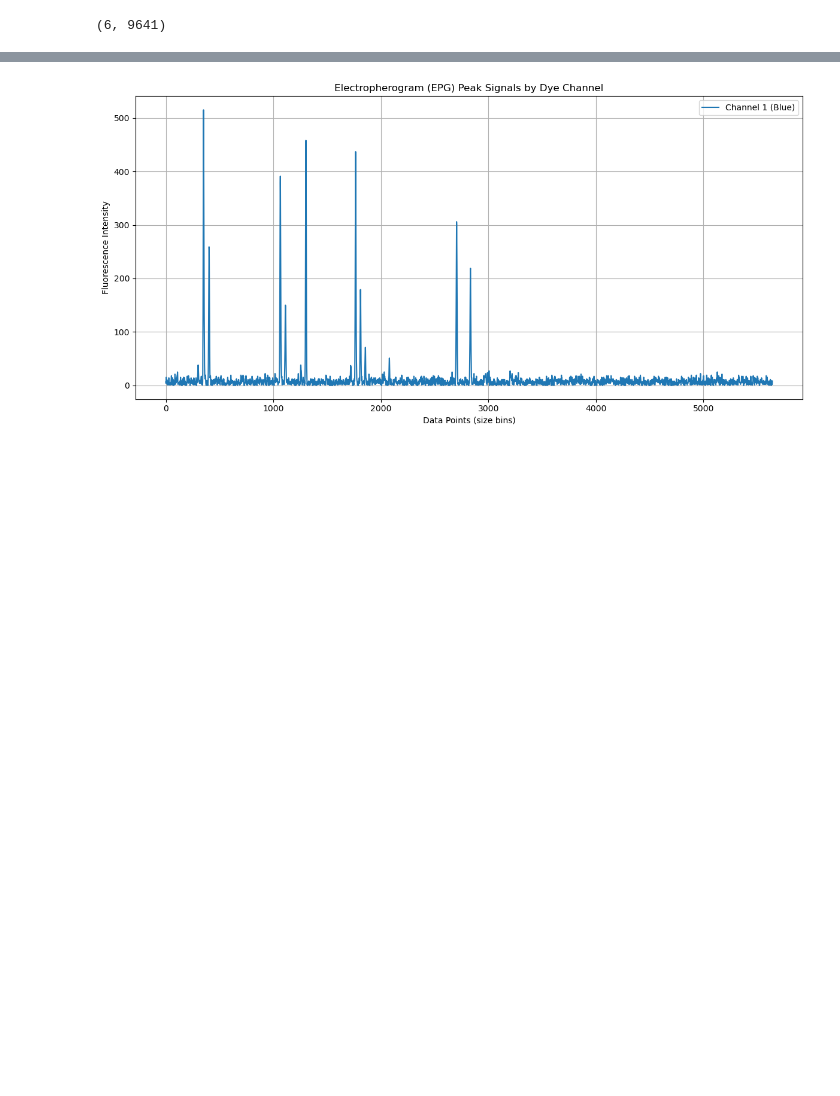
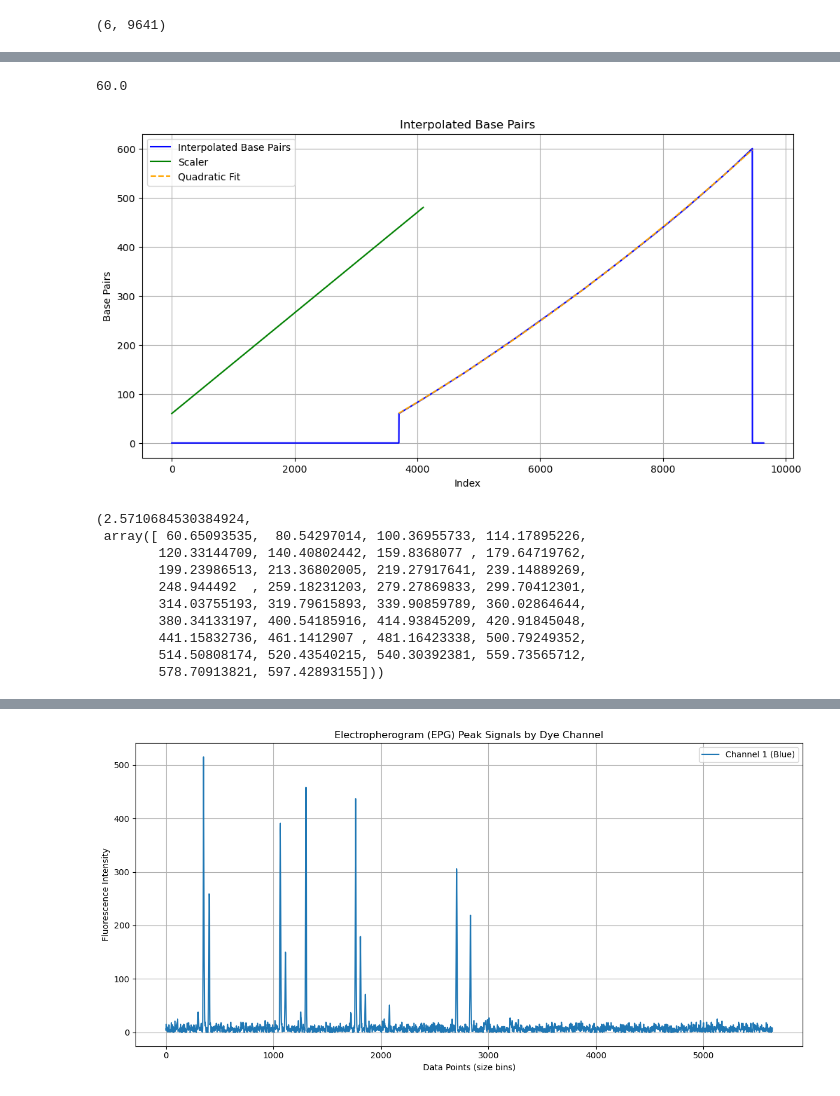
Before and after one commit to amar-mesic/DNANet, a Jupyter notebook: notebooks/ProvedItImage.ipynb, the cells around one changed output, grey strips where cells are left out. Drawn from its saved outputs; the diff is of its cells as text; code cells hidden in the pictures; blank space fills up the shorter version.

```diff
--- a/notebooks/ProvedItImage.ipynb
+++ b/notebooks/ProvedItImage.ipynb
@@ -48,0 +59,38 @@ plot_profile(hid_images=[image])
+# %%
+image._scaler[0]
+# %% [output]
+60.0
+# %%
+# plot the interpolated base pairs
+plt.figure(figsize=(12, 6))
+plt.plot(image.interpolated_base_pairs, color='blue', label='Interpolated Base Pairs')
+plt.plot(image._scaler, color='green', label='Scaler')
+
+x = np.arange(3700, 9456) # np.linspace(3700, 9455, 1000)
+f_x = (600 - 60) / (9455 - 3700) * x - 287.2
+# plt.plot(x, f_x, color='red', linestyle='--', label='Linear Fit')
+
+coeffs = np.polyfit(image.size_standard_peaks_idxs, image.bps, 2)
+fitted = np.polyval(coeffs, image.size_standard_peaks_idxs)
+plt.plot(image.size_standard_peaks_idxs, fitted, color='orange', linestyle='--', label='Quadratic Fit')
+
+plt.title("Interpolated Base Pairs")
+plt.xlabel("Index")
+plt.ylabel("Base Pairs")
+plt.grid(True)
+plt.legend()
+plt.show()
+
+np.max(np.abs(fitted - image.bps)), fitted
+# %% [output]
+[figure, added]
+(2.5710684530384924,
+ array([ 60.65093535,  80.54297014, 100.36955733, 114.17895226,
+        120.33144709, 140.40802442, 159.8368077 , 179.64719762,
+        199.23986513, 213.36802005, 219.27917641, 239.14889269,
+        248.944492  , 259.18231203, 279.27869833, 299.70412301,
+        314.03755193, 319.79615893, 339.90859789, 360.02864644,
+        380.34133197, 400.54185916, 414.93845209, 420.91845048,
+        441.15832736, 461.1412907 , 481.16423338, 500.79249352,
+        514.50808174, 520.43540215, 540.30392381, 559.73565712,
+        578.70913821, 597.42893155]))
```
Also changed, not shown: parts of 6 cells of this notebook, 10 other files.
